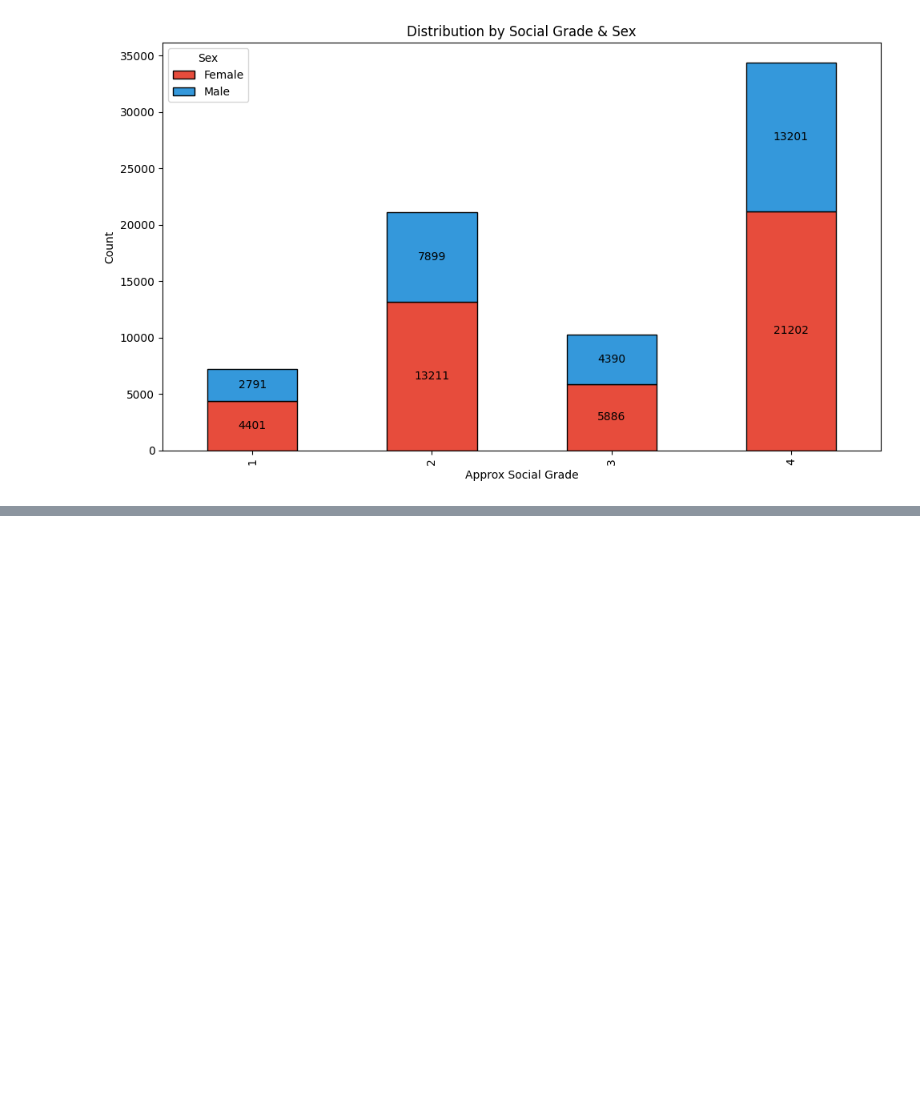
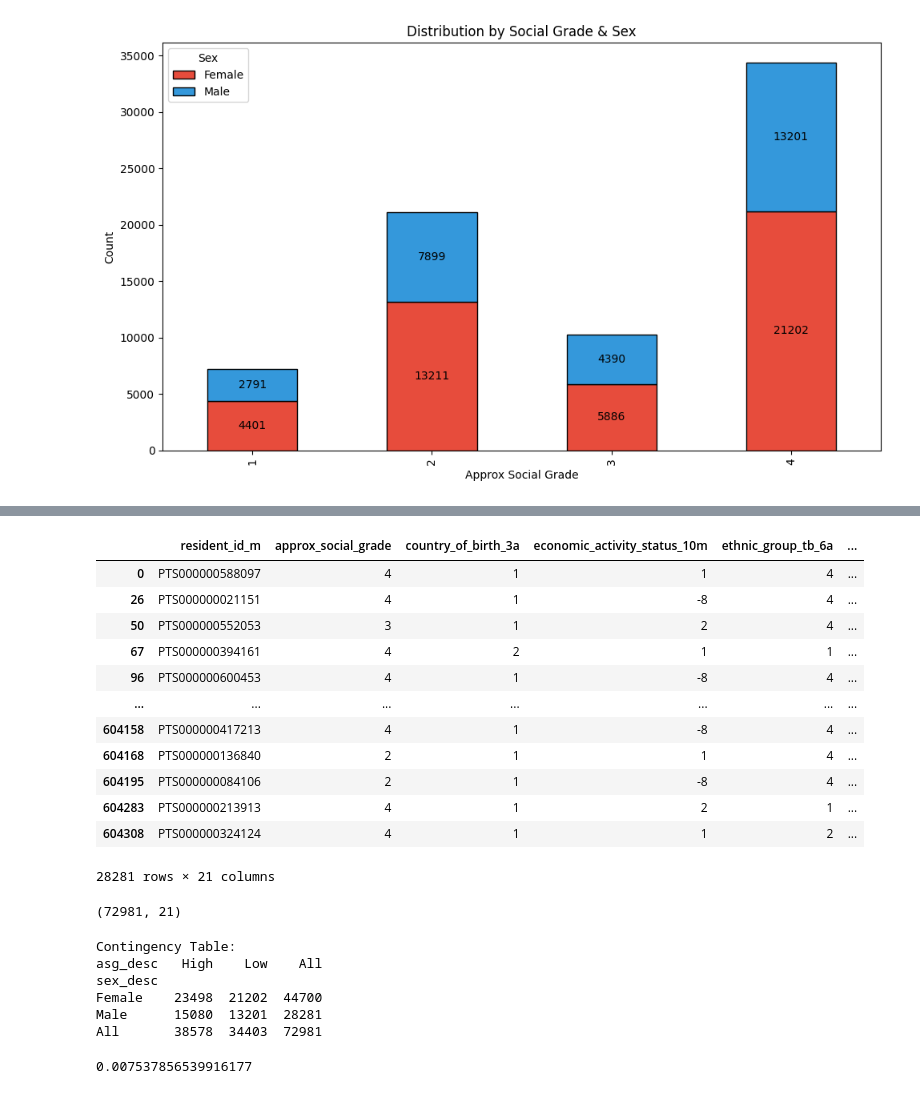
Before and after one commit to robwhite-lis/Everything_Counts_Assessment_2, a Jupyter notebook: census-codebook.ipynb, the cells around one changed output, grey strips where cells are left out. Saved outputs shown, nothing was run; the diff lists cells and outputs as text; code cells hidden in the pictures; blank space fills up the shorter version.

```diff
--- a/census-codebook.ipynb
+++ b/census-codebook.ipynb
@@ -281,0 +302,59 @@ plt.show()
+# %%
+asg[asg['sex'] == 2]
+# %% [output]
+|  | resident_id_m | approx_social_grade | country_of_birth_3a | economic_activity_status_10m | ethnic_group_tb_6a | ... |
+| 0 | PTS000000588097 | 4 | 1 | 1 | 4 | ... |
+| 26 | PTS000000021151 | 4 | 1 | -8 | 4 | ... |
+| 50 | PTS000000552053 | 3 | 1 | 2 | 4 | ... |
+| 67 | PTS000000394161 | 4 | 2 | 1 | 1 | ... |
+| 96 | PTS000000600453 | 4 | 1 | -8 | 4 | ... |
+| ... | ... | ... | ... | ... | ... | ... |
+| 604158 | PTS000000417213 | 4 | 1 | -8 | 4 | ... |
+| 604168 | PTS000000136840 | 2 | 1 | 1 | 4 | ... |
+| 604195 | PTS000000084106 | 2 | 1 | -8 | 4 | ... |
+| 604283 | PTS000000213913 | 4 | 1 | 2 | 1 | ... |
+| 604308 | PTS000000324124 | 4 | 1 | 1 | 2 | ... |
+28281 rows × 21 columns
+# %%
+asg.shape
+# %% [output]
+(72981, 21)
+# %%
+# Build a contingency table
+print(f"\nContingency Table:")
+observed_table = pd.crosstab(asg['sex_desc'], asg['asg_desc'], margins=True)
+print(observed_table)
+# %% [output]
+Contingency Table:
+asg_desc   High    Low    All
+sex_desc
+Female    23498  21202  44700
+Male      15080  13201  28281
+All       38578  34403  72981
+# %%
+# Calculate the total number of males and females in my total sample
+# Calculate the number of males and females in the low social group
+n_female = (asg['sex_desc'] == 'Female').sum()
+n_male = (asg['sex_desc'] == 'Male').sum()
+
+female_low = ((asg['sex_desc'] == 'Female') & (asg['asg_desc'] == 'Low')).sum()
+male_low = ((asg['sex_desc'] == 'Male') & (asg['asg_desc'] == 'Low')).sum()
+
+prop_female_low = female_low / n_female
+prop_male_low = male_low / n_male
+
+#print(n_female)
+#print(n_male)
+
+#print(female_low)
+#print(male_low)
+
+#print(prop_female_low)
+#print(prop_male_low)
+
+observed_diff = prop_female_low - prop_male_low
+print(observed_diff)
+
+# 0.0075 is the prop diff, so x 100 give a % of 0.75% more females than males in my sample, is this chance?
+# %% [output]
+0.007537856539916177
```
Also changed, not shown: parts of 2 cells of this notebook.
